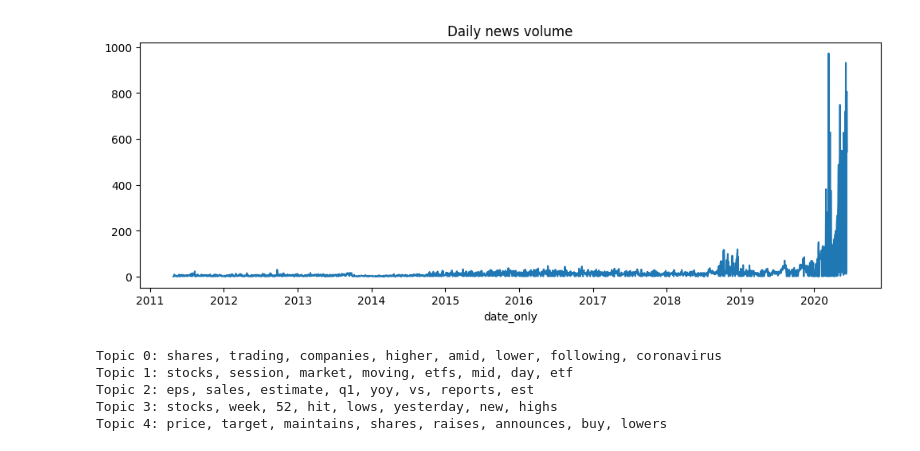
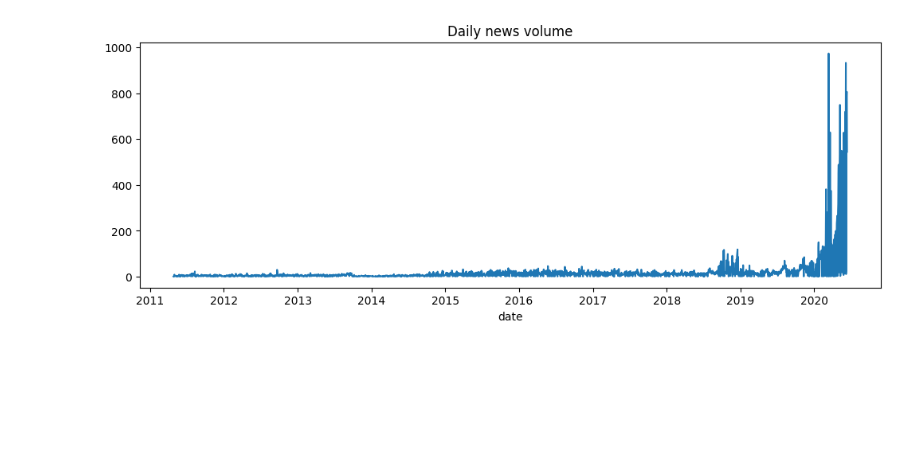
Before and after one commit to Sheyeeget/news-sentiment-analysis, a Jupyter notebook: notebooks/01_EDA.ipynb, the cells around one changed output. Saved outputs shown, nothing was run; the diff lists cells and outputs as text; code cells hidden in the pictures; blank space fills up the shorter version.

```diff
--- a/notebooks/01_EDA.ipynb
+++ b/notebooks/01_EDA.ipynb
@@ -48,39 +47,6 @@ plt.show()
-# %%
-import pandas as pd
-
-# Convert to datetime, coerce errors to NaT
-news['date'] = pd.to_datetime(news['date'], errors='coerce')
-
-# Drop rows with NaT (if any)
-news = news.dropna(subset=['date'])
-
-# Extract date only (without time)
-news['date_only'] = news['date'].dt.date
-
-# Count per day
-daily_counts = news.groupby('date_only').size()
-
-# Plot
-daily_counts.plot(figsize=(12,4), title='Daily news volume')
-plt.show()
-# %% [output]
-[figure, removed]
-# %%
-sample = news['headline'].dropna().sample(10000, random_state=42)
-vectorizer = CountVectorizer(max_df=0.95, min_df=2, stop_words='english', max_features=1000)
-dtm = vectorizer.fit_transform(sample)
-lda = LatentDirichletAllocation(n_components=5, random_state=42)
-lda.fit(dtm)
-
-def show_topics(model, feature_names, n_words=8):
-    for idx, topic in enumerate(model.components_):
-        words = [feature_names[i] for i in topic.argsort()[:-n_words-1:-1]]
-        print(f"Topic {idx}: {', '.join(words)}")
-
-show_topics(lda, vectorizer.get_feature_names_out())
-# %% [output]
-Topic 0: shares, trading, companies, higher, amid, lower, following, coronavirus
-Topic 1: stocks, session, market, moving, etfs, mid, day, etf
-Topic 2: eps, sales, estimate, q1, yoy, vs, reports, est
-Topic 3: stocks, week, 52, hit, lows, yesterday, new, highs
-Topic 4: price, target, maintains, shares, raises, announces, buy, lowers
+# %%
+daily_counts = news.groupby(news['date'].dt.date).size()
+daily_counts.plot(figsize=(12,4), title='Daily news volume')
+plt.show()
+# %% [output]
+[figure, added]
```
Also changed, not shown: parts of 5 cells of this notebook.
